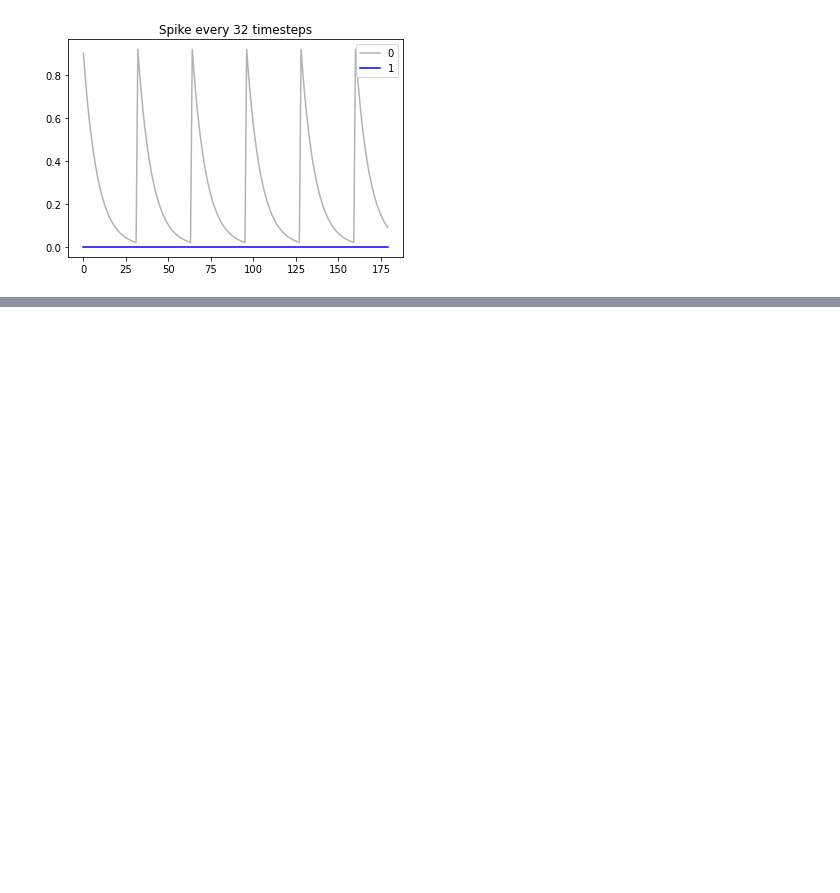
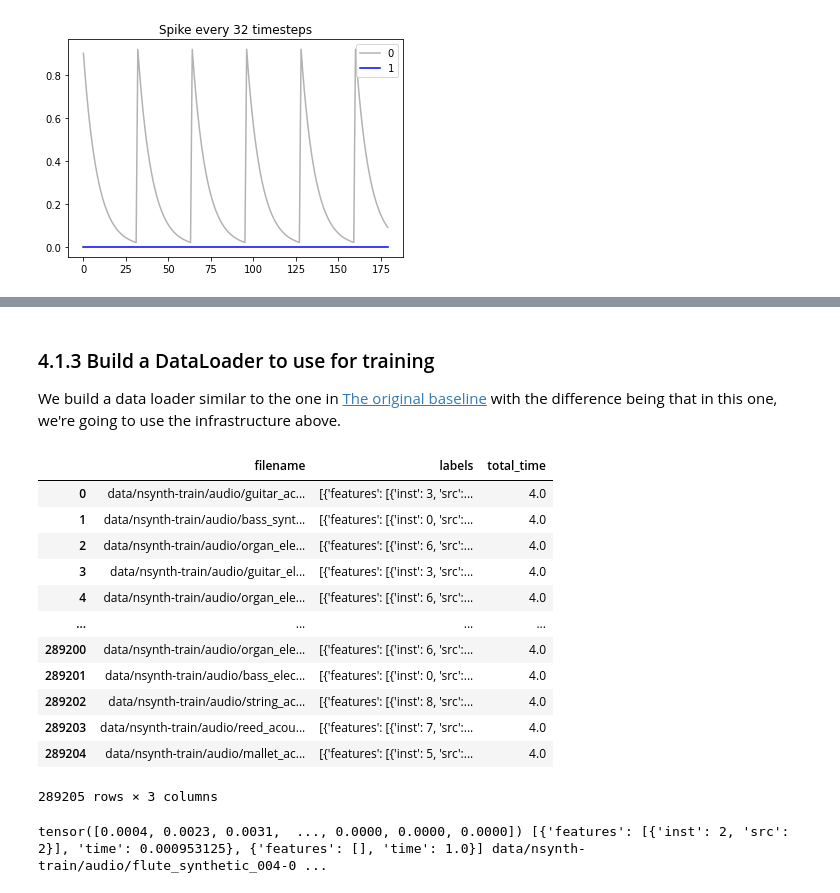
Before and after one commit to kmaragon/CM3070, a Jupyter notebook: Complete Model.ipynb, the cells around one changed output, grey strips where cells are left out. Cells and saved outputs as stored; diff of their text form; code cells hidden in the pictures; blank space fills up the shorter version.

```diff
--- a/Complete Model.ipynb
+++ b/Complete Model.ipynb
@@ -682,0 +992,69 @@ torch.Size([1, 1, 4008])
+# %% [markdown]
+### 4.1.3 Build a DataLoader to use for training
+
+We build a data loader similar to the one in [The original baseline](MFCC.ipynb) with the difference being that in this one, we're going to use the infrastructure above.
+# %%
+def nsynth_to_loader(data):
+    data = data.copy()
+    data['labels'] = data.apply(nsynth_row_to_inst_spec, axis=1).apply(inst_spec_to_feature_list)
+    data = data[['filename', 'labels', 'total_time']]
+    return data
+
+nsynth_train_data = nsynth_to_loader(nsynth_train)
+nsynth_train_data
+# %% [output]
+|  | filename | labels | total_time |
+| 0 | data/nsynth-train/audio/guitar_ac... | [{'features': [{'inst': 3, 'src':... | 4.0 |
+| 1 | data/nsynth-train/audio/bass_synt... | [{'features': [{'inst': 0, 'src':... | 4.0 |
+| 2 | data/nsynth-train/audio/organ_ele... | [{'features': [{'inst': 6, 'src':... | 4.0 |
+| 3 | data/nsynth-train/audio/guitar_el... | [{'features': [{'inst': 3, 'src':... | 4.0 |
+| 4 | data/nsynth-train/audio/organ_ele... | [{'features': [{'inst': 6, 'src':... | 4.0 |
+| ... | ... | ... | ... |
+| 289200 | data/nsynth-train/audio/organ_ele... | [{'features': [{'inst': 6, 'src':... | 4.0 |
+| 289201 | data/nsynth-train/audio/bass_elec... | [{'features': [{'inst': 0, 'src':... | 4.0 |
+| 289202 | data/nsynth-train/audio/string_ac... | [{'features': [{'inst': 8, 'src':... | 4.0 |
+| 289203 | data/nsynth-train/audio/reed_acou... | [{'features': [{'inst': 7, 'src':... | 4.0 |
+| 289204 | data/nsynth-train/audio/mallet_ac... | [{'features': [{'inst': 5, 'src':... | 4.0 |
+289205 rows × 3 columns
+# %%
+class WavFileDataset(torch.utils.data.Dataset):
+    def __init__(self, filename_dataframe, samplerate):
+        filename_dataframe[['filename', 'labels']]
+        self._df = filename_dataframe
+        self._sr = samplerate
+
+    def __len__(self):
+        return len(self._df)
+
+    def __getitem__(self, idx):
+        filename = self._df['filename'].iloc[idx]
+        label = self._df['labels'].iloc[idx]
+        result, _ = lr.load(filename, sr=self._sr, mono=True)
+        return torch.from_numpy(result), label, filename
+
+def wavfile_dataloader(pandas_dataframe, sr, *args, **kwargs):
+    ds = WavFileDataset(pandas_dataframe, sr)
+
+    def collate_wavfile_batch(batch):
+        batchx = torch.cat([x[0].unsqueeze(0) for x in batch])
+        batchy = [x[1] for x in batch]
+        batchf = [x[2] for x in batch]
+        return batchx, batchy, batchf
+
+    return torch.utils.data.DataLoader(
+        ds,
+        *args,
+        collate_fn = collate_wavfile_batch,
+        **kwargs)
+
+flute_train_data = nsynth_train[nsynth_train['instrument_family_str'] == 'flute']
+flute_train_dataloader = wavfile_dataloader(
+    nsynth_to_loader(flute_train_data),
+    16000,
+    shuffle=True,
+    batch_size=20)
+
+x, y, files = next(iter(flute_train_dataloader))
+print(x[0], y[0], files[0])
+# %% [output]
+tensor([0.0004, 0.0023, 0.0031,  ..., 0.0000, 0.0000, 0.0000]) [{'features': [{'inst': 2, 'src': 2}], 'time': 0.000953125}, {'features': [], 'time': 1.0}] data/nsynth-train/audio/flute_synthetic_004-0 ...
```
Also changed, not shown: parts of 18 cells of this notebook.
